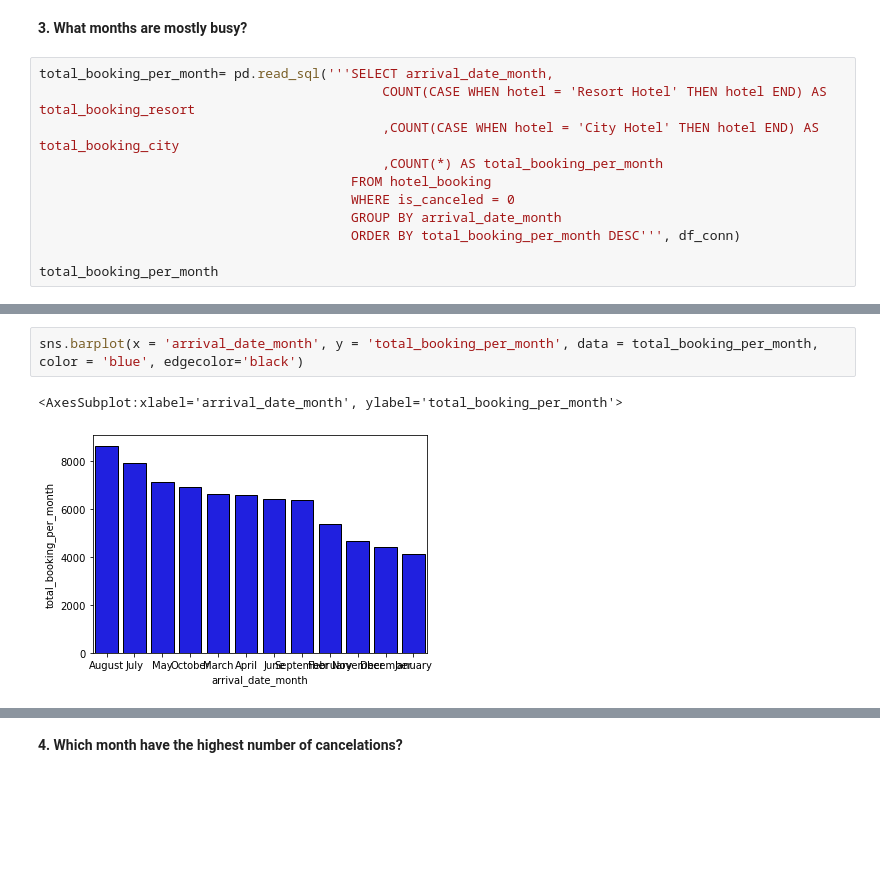
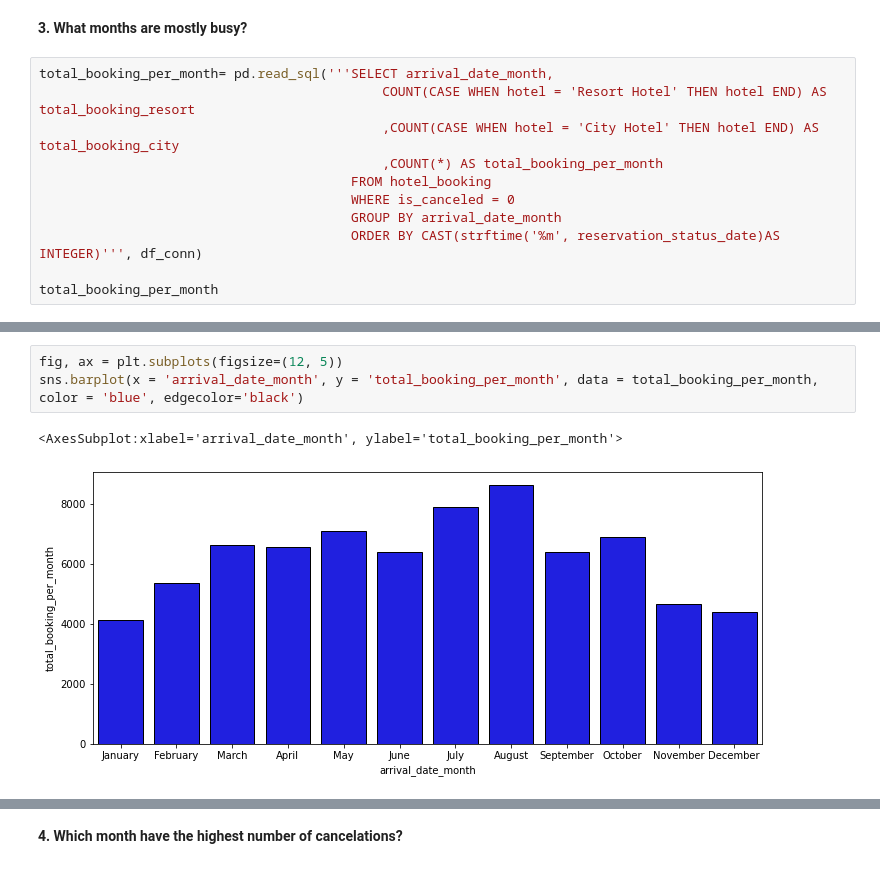
Before and after one commit to eunikehp/Hotel_Booking, a Jupyter notebook: Hotel Booking.ipynb, the cells around one changed output, grey strips where cells are left out. Saved outputs shown, nothing was run; the diff lists cells and outputs as text; blank space fills up the shorter version.

```diff
--- a/Hotel Booking.ipynb
+++ b/Hotel Booking.ipynb
@@ -255,7 +251,7 @@ total_booking_per_month= pd.read_sql('''SELECT arrival_date_month,
                                         FROM hotel_booking
                                         WHERE is_canceled = 0
                                         GROUP BY arrival_date_month
-                                        ORDER BY total_booking_per_month DESC''', df_conn)
+                                        ORDER BY CAST(strftime('%m', reservation_status_date)AS INTEGER)''', df_conn)
 
 total_booking_per_month
 # %% [output]
@@ -275,5 +290,6 @@ total_booking_per_month
 # %%
+fig, ax = plt.subplots(figsize=(12, 5))
 sns.barplot(x = 'arrival_date_month', y = 'total_booking_per_month', data = total_booking_per_month, color = 'blue', edgecolor='black')
 # %% [output]
 <AxesSubplot:xlabel='arrival_date_month', ylabel='total_booking_per_month'>
-[figure, old version]
+[figure, new version]
```
Also changed, not shown: parts of 10 cells of this notebook.
